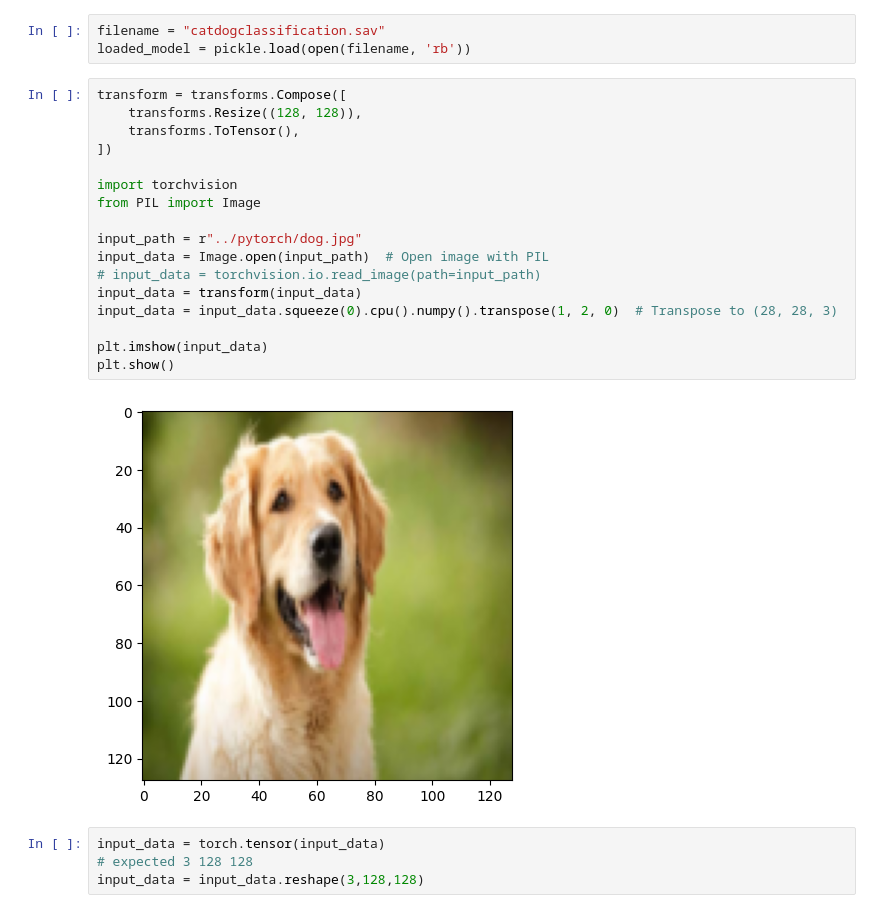
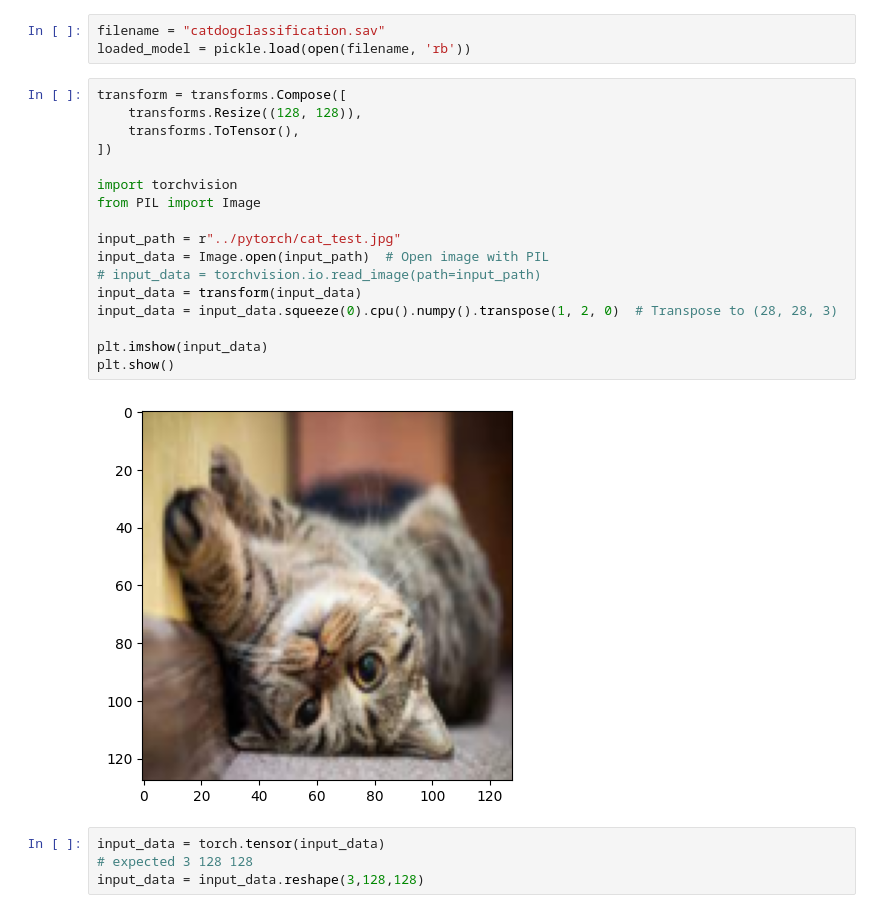
Before and after one commit to Nont18/Deep-learning-coding, a Jupyter notebook: pytorch/CatDogsClassification.ipynb, the cells around one changed output. Cells and saved outputs as stored; diff of their text form.

```diff
--- a/pytorch/CatDogsClassification.ipynb
+++ b/pytorch/CatDogsClassification.ipynb
@@ -248,22 +251,22 @@ loaded_model = pickle.load(open(filename, 'rb'))
 # %%
 transform = transforms.Compose([
     transforms.Resize((128, 128)),
     transforms.ToTensor(),
 ])
 
 import torchvision
 from PIL import Image
 
-input_path = r"../pytorch/dog.jpg"
+input_path = r"../pytorch/cat_test.jpg"
 input_data = Image.open(input_path)  # Open image with PIL
 # input_data = torchvision.io.read_image(path=input_path)
 input_data = transform(input_data)
 input_data = input_data.squeeze(0).cpu().numpy().transpose(1, 2, 0)  # Transpose to (28, 28, 3)
 
 plt.imshow(input_data)
 plt.show()
 # %% [output]
-[figure, old version]
+[figure, new version]
 # %%
 input_data = torch.tensor(input_data)
 # expected 3 128 128
```
Also changed, not shown: parts of 4 cells of this notebook, 1 other file.
